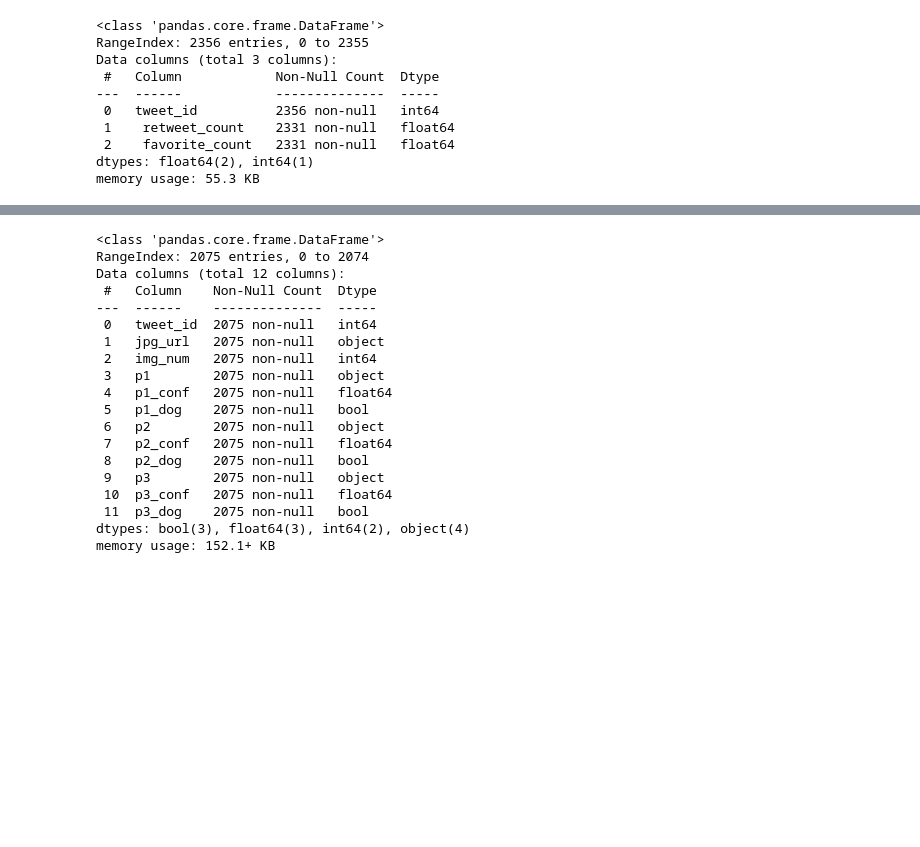
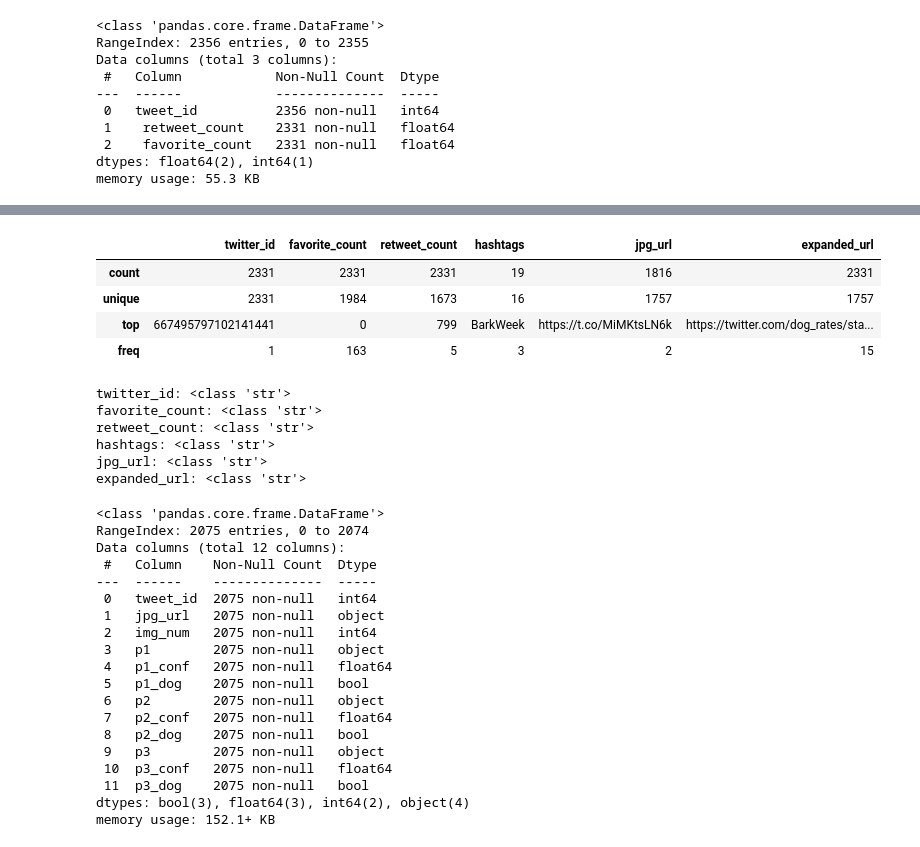
Before and after one commit to ChrisShuttle/Udacity_DAND_Project4_DataWrangling, a Jupyter notebook: project4_twitter_data_wrangling_and_analysis.ipynb, the cells around one changed output, grey strips where cells are left out. Drawn from its saved outputs; the diff is of its cells as text; code cells hidden in the pictures; blank space fills up the shorter version.

```diff
--- a/project4_twitter_data_wrangling_and_analysis.ipynb
+++ b/project4_twitter_data_wrangling_and_analysis.ipynb
@@ -418,3 +457,21 @@ memory usage: 55.3 KB
+# %%
+df_json.describe()
+# %% [output]
+|  | twitter_id | favorite_count | retweet_count | hashtags | jpg_url | expanded_url |
+| count | 2331 | 2331 | 2331 | 19 | 1816 | 2331 |
+| unique | 2331 | 1984 | 1673 | 16 | 1757 | 1757 |
+| top | 667495797102141441 | 0 | 799 | BarkWeek | https://t.co/MiMKtsLN6k | https://twitter.com/dog_rates/sta... |
+| freq | 1 | 163 | 5 | 3 | 2 | 15 |
+# %%
+for col in df_json:
+    print(f'{col}: {type(col[0])}')
+# %% [output]
+twitter_id: <class 'str'>
+favorite_count: <class 'str'>
+retweet_count: <class 'str'>
+hashtags: <class 'str'>
+jpg_url: <class 'str'>
+expanded_url: <class 'str'>
 # %%
 df_pre.info()
 # %% [output]
```
Also changed, not shown: parts of 32 cells of this notebook.
